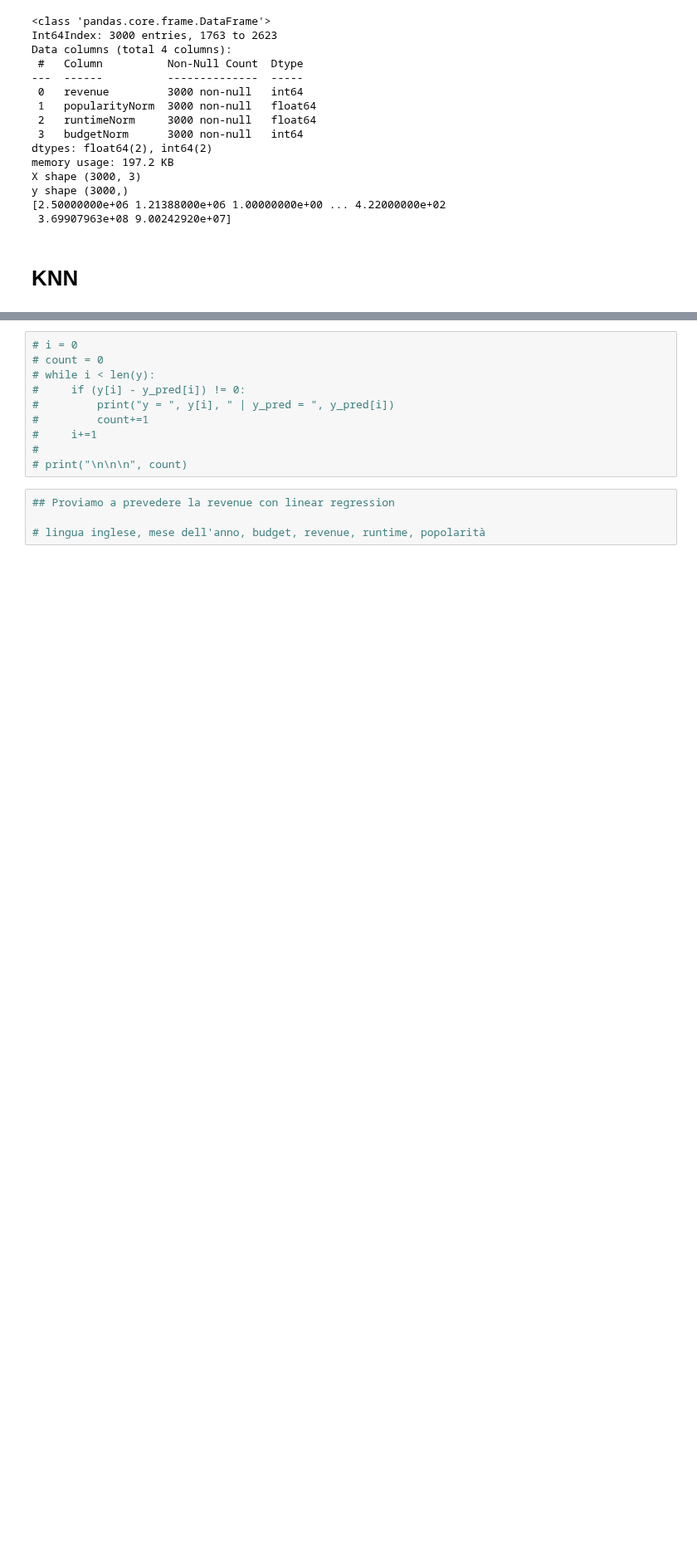
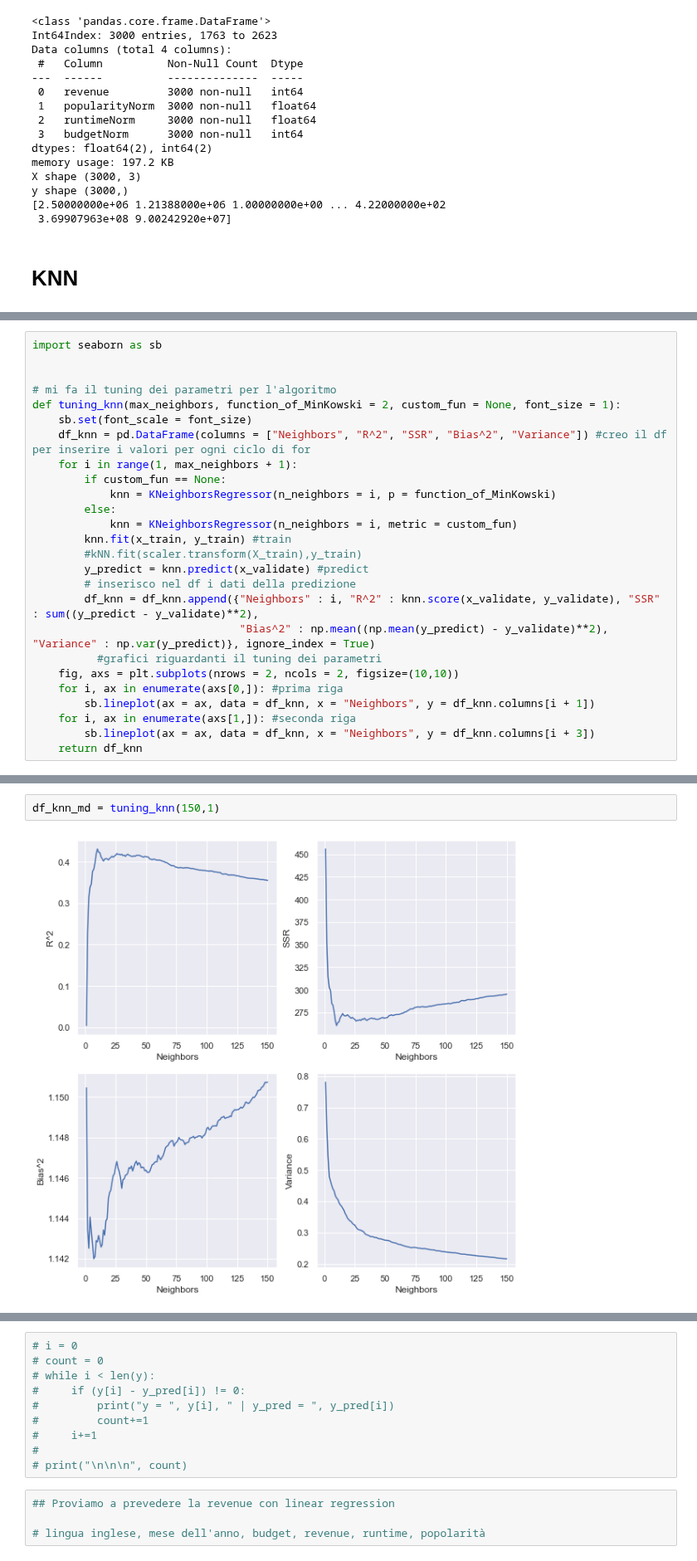
Before and after one commit to Riki98/DWM-Project, a Jupyter notebook: Progetto/Progetto.ipynb, the cells around one changed output, grey strips where cells are left out. Shown at 83% size. Saved outputs shown, nothing was run; the diff lists cells and outputs as text; blank space fills up the shorter version.

```diff
--- a/Progetto/Progetto.ipynb
+++ b/Progetto/Progetto.ipynb
@@ -419,0 +461,26 @@ y shape (3000,)
+# %%
+import seaborn as sb
+
+
+# mi fa il tuning dei parametri per l'algoritmo
+def tuning_knn(max_neighbors, function_of_MinKowski = 2, custom_fun = None, font_size = 1):
+    sb.set(font_scale = font_size)
+    df_knn = pd.DataFrame(columns = ["Neighbors", "R^2", "SSR", "Bias^2", "Variance"]) #creo il df per inserire i valori per ogni ciclo di for
+    for i in range(1, max_neighbors + 1):
+        if custom_fun == None:
+            knn = KNeighborsRegressor(n_neighbors = i, p = function_of_MinKowski)
+        else:
+            knn = KNeighborsRegressor(n_neighbors = i, metric = custom_fun)
+        knn.fit(x_train, y_train) #train
+        #kNN.fit(scaler.transform(X_train),y_train)
+        y_predict = knn.predict(x_validate) #predict
+        # inserisco nel df i dati della predizione
+        df_knn = df_knn.append({"Neighbors" : i, "R^2" : knn.score(x_validate, y_validate), "SSR" : sum((y_predict - y_validate)**2),
+                                "Bias^2" : np.mean((np.mean(y_predict) - y_validate)**2), "Variance" : np.var(y_predict)}, ignore_index = True)
+          #grafici riguardanti il tuning dei parametri
+    fig, axs = plt.subplots(nrows = 2, ncols = 2, figsize=(10,10))
+    for i, ax in enumerate(axs[0,]): #prima riga
+        sb.lineplot(ax = ax, data = df_knn, x = "Neighbors", y = df_knn.columns[i + 1])
+    for i, ax in enumerate(axs[1,]): #seconda riga
+        sb.lineplot(ax = ax, data = df_knn, x = "Neighbors", y = df_knn.columns[i + 3])
+    return df_knn
@@ -419,0 +525,4 @@ y shape (3000,)
+# %%
+df_knn_md = tuning_knn(150,1)
+# %% [output]
+[figure, added]
```
Also changed, not shown: parts of 26 cells of this notebook.
